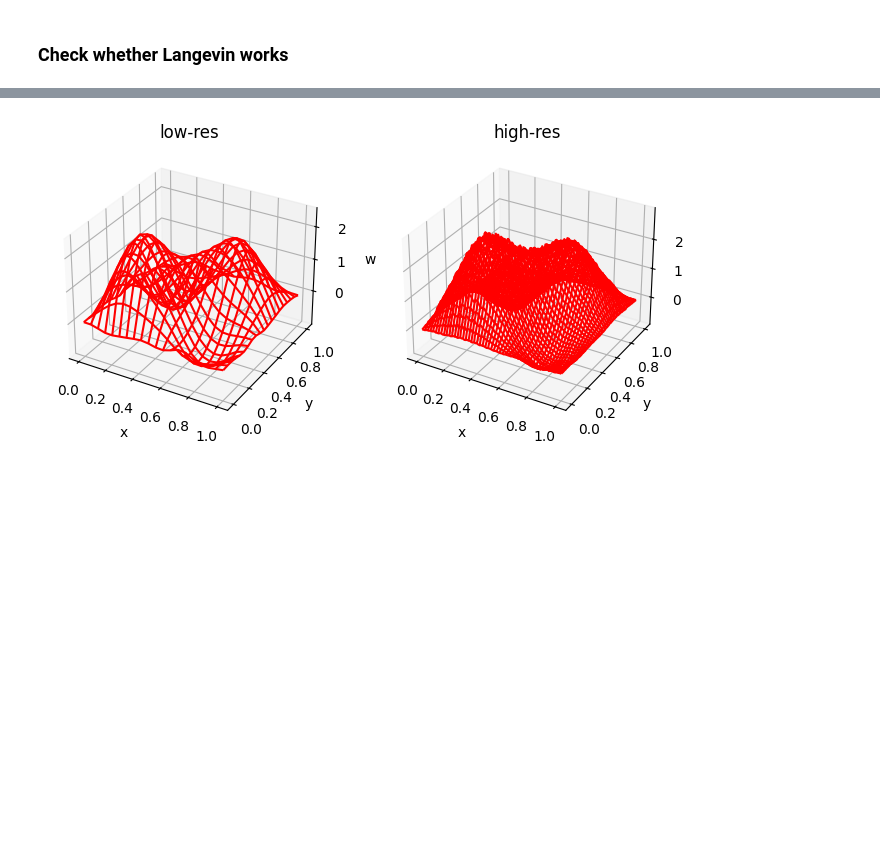
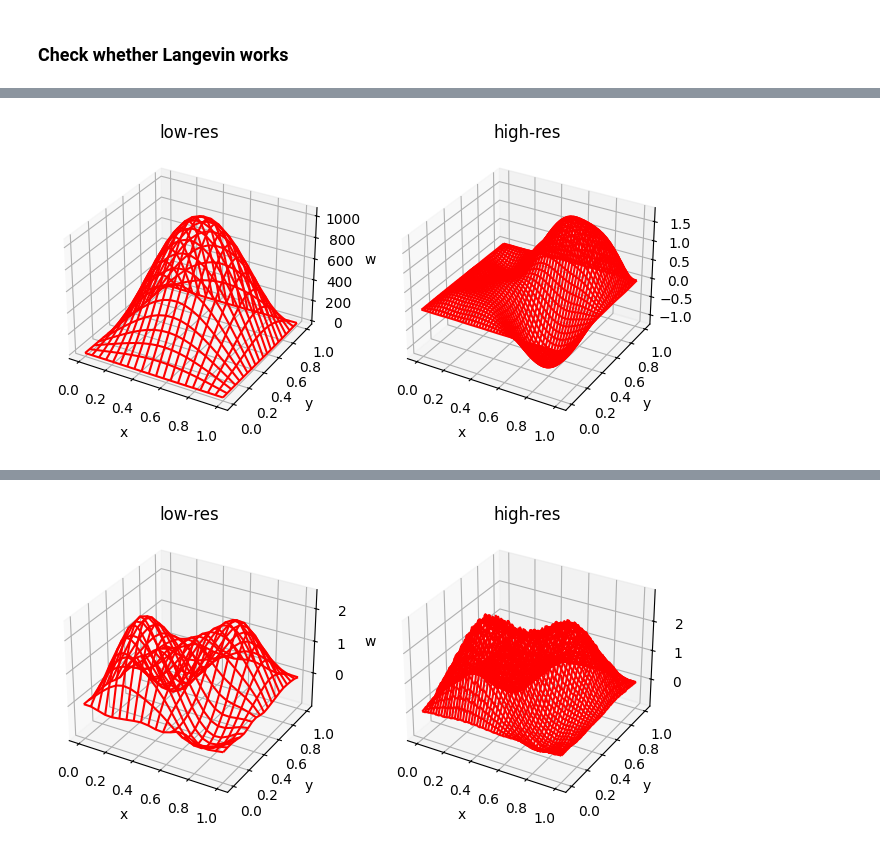
Before and after one commit to ypzpy/PDE-Super-resolution, a Jupyter notebook: train.ipynb, the cells around one changed output, grey strips where cells are left out. Cells and saved outputs as stored; diff of their text form; code cells hidden in the pictures; blank space fills up the shorter version.

```diff
--- a/train.ipynb
+++ b/train.ipynb
@@ -166,17 +168,36 @@ z = z.clone().detach().requires_grad_(True)
 # %%
 x_hat = G(z)
 log_likelihood = calculate_log_likelihood(x_hat,x,batch_size)
-grad_log_likelihood = torch.autograd.grad(log_likelihood, z)[0]
-# grad_log_likelihood = torch.matmul(preconditioner,grad_ll.reshape(batch_size,N_low**2,1)).reshape(batch_size,1,N_low,N_low)
+grad_ll = torch.autograd.grad(log_likelihood, z, grad_outputs=torch.ones_like(log_likelihood),
+                                   retain_graph=True, create_graph=True)[0]
+grad_log_likelihood = torch.matmul(covariance,grad_ll.reshape(batch_size,N_low**2,1)).reshape(batch_size,1,N_low,N_low)
 
 # Grad prior
 w_low_tensor = torch.tensor(w_low).to(device).to(torch.float32)
 difference = z.reshape(batch_size,1,N_low**2) - w_low_tensor.reshape(1,N_low**2)
-# grad_log_prior = - difference.reshape(batch_size,1,N_low,N_low)
-grad_log_prior = - torch.linalg.solve(covariance, difference.reshape(100,400,1)).reshape(batch_size,1,N_low,N_low)
+grad_log_prior = - difference.reshape(batch_size,1,N_low,N_low)
 
 # Random noise term
 W = torch.randn(*[batch_size,1,N_low,N_low]).to(device)
-# random = torch.matmul(sqrt_covariance,W.reshape(batch_size,N_low**2,1)).reshape(batch_size,1,N_low,N_low)
+random = torch.matmul(sqrt_covariance,W.reshape(batch_size,N_low**2,1)).reshape(batch_size,1,N_low,N_low)
 
-z = z + s/2 * grad_log_prior/200 + s/2 * grad_log_likelihood/200 + torch.sqrt(torch.tensor(s)) * W
+z = z + s ** 2 * grad_log_prior + s ** 2 * grad_log_likelihood + torch.sqrt(torch.tensor(2.)) * s * random
+# %%
+fig = plt.figure(figsize=(8,6))
+ax1 = fig.add_subplot(121, projection='3d')
+X, Y = np.meshgrid(x_low, y_low)
+ax1.plot_wireframe(X, Y, z.cpu().data.numpy().reshape(100,20,20)[2],color='r')
+ax1.set_xlabel('x')
+ax1.set_ylabel('y')
+ax1.set_zlabel('w')
+ax1.set_title('low-res')
+ax2 = fig.add_subplot(122, projection='3d')
+X, Y = np.meshgrid(x_high,y_high)
+ax2.plot_wireframe(X, Y, x.detach().cpu()[2][0].reshape(100,100),color='r')
+ax2.set_xlabel('x')
+ax2.set_ylabel('y')
+ax2.set_zlabel('w')
+ax2.set_title('high-res')
+plt.show()
+# %% [output]
+[figure, added]
```
Also changed, not shown: parts of 12 cells of this notebook, 1 other file.
